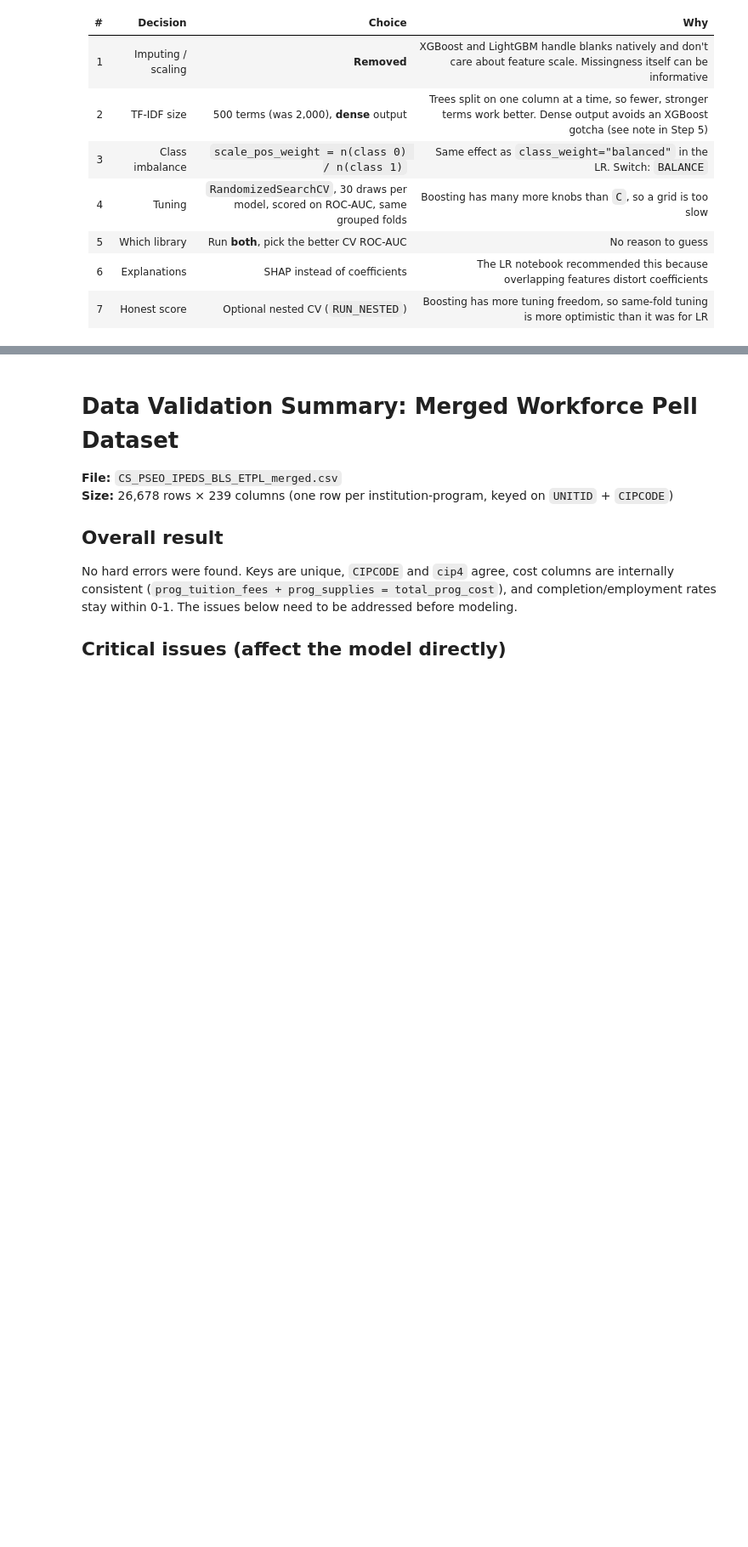
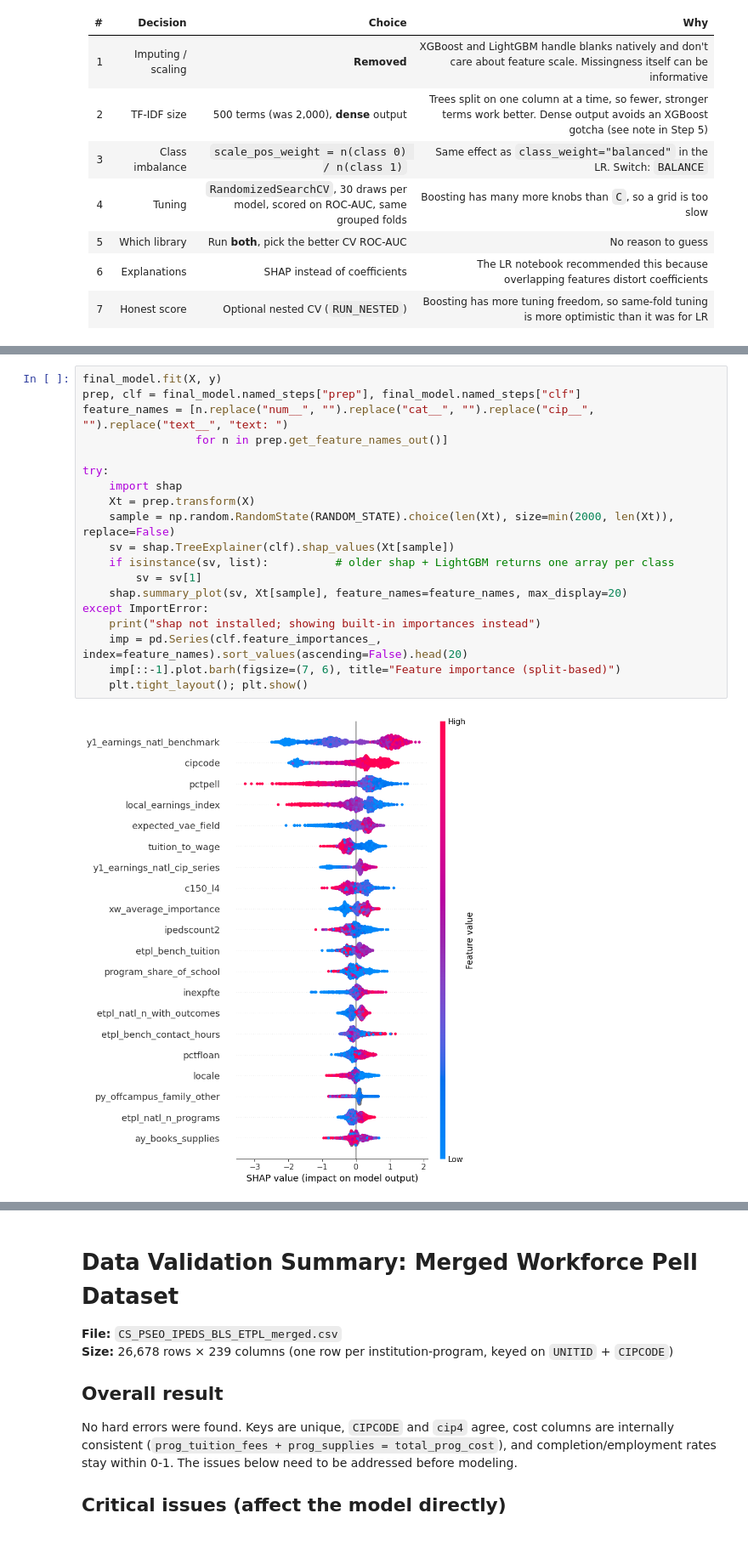
Before and after one commit to Break-Through-Tech/Sage-Road-Solutions-1A-workforce-pell-opportunity-score, a Jupyter notebook: notebooks/modeling/lgbm_xgboost/gbm.ipynb, the cells around one changed output, grey strips where cells are left out. Shown at 85% size. Drawn from its saved outputs; the diff is of its cells as text; blank space fills up the shorter version.

```diff
--- a/notebooks/modeling/lgbm_xgboost/gbm.ipynb
+++ b/notebooks/modeling/lgbm_xgboost/gbm.ipynb
@@ -25,0 +577,21 @@ Steps 1-4 are copied unchanged: same dropped columns, same target and labeled se
+# %%
+final_model.fit(X, y)
+prep, clf = final_model.named_steps["prep"], final_model.named_steps["clf"]
+feature_names = [n.replace("num__", "").replace("cat__", "").replace("cip__", "").replace("text__", "text: ")
+                 for n in prep.get_feature_names_out()]
+
+try:
+    import shap
+    Xt = prep.transform(X)
+    sample = np.random.RandomState(RANDOM_STATE).choice(len(Xt), size=min(2000, len(Xt)), replace=False)
+    sv = shap.TreeExplainer(clf).shap_values(Xt[sample])
+    if isinstance(sv, list):          # older shap + LightGBM returns one array per class
+        sv = sv[1]
+    shap.summary_plot(sv, Xt[sample], feature_names=feature_names, max_display=20)
+except ImportError:
+    print("shap not installed; showing built-in importances instead")
+    imp = pd.Series(clf.feature_importances_, index=feature_names).sort_values(ascending=False).head(20)
+    imp[::-1].plot.barh(figsize=(7, 6), title="Feature importance (split-based)")
+    plt.tight_layout(); plt.show()
+# %% [output]
+[figure, added]
```
Also changed, not shown: parts of 51 cells of this notebook, 7 other files.
